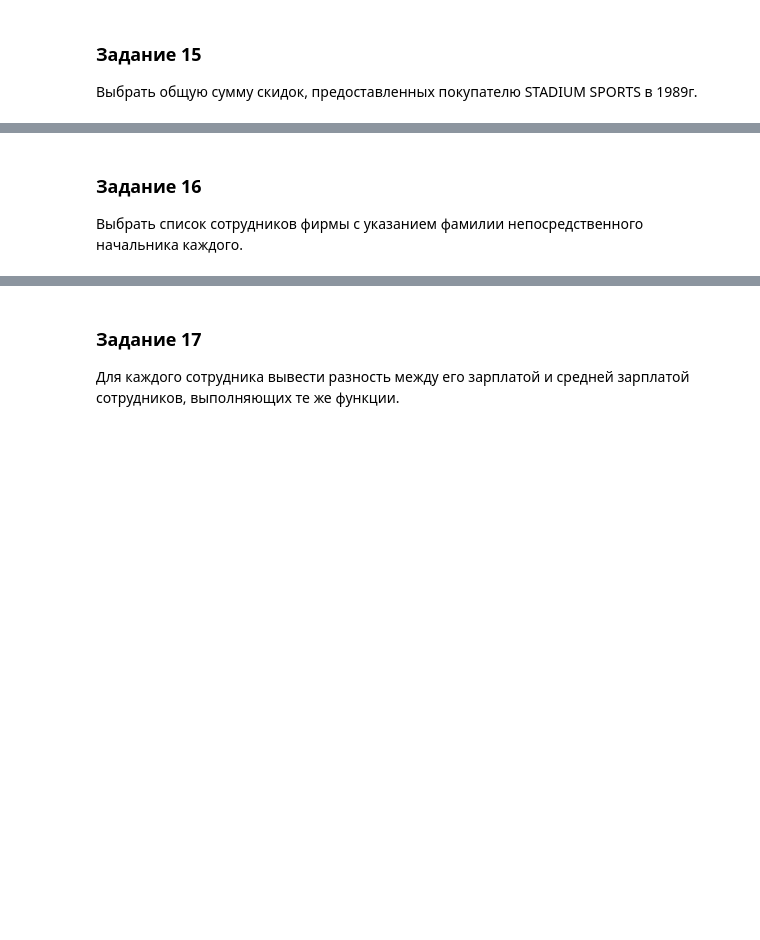
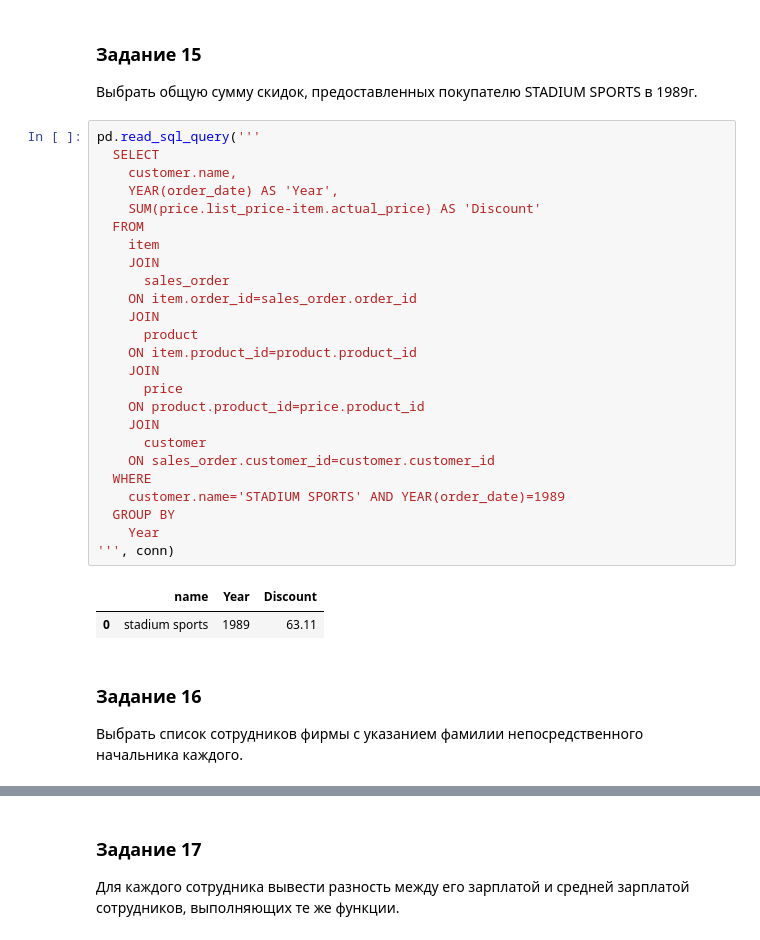
Before and after one commit to theysee/sberbank_reboot, a Jupyter notebook: Поток_3_Практика_к_занятию_5.ipynb, the cells around one changed output, grey strips where cells are left out. Saved outputs shown, nothing was run; the diff lists cells and outputs as text; blank space fills up the shorter version.

```diff
--- a/Поток_3_Практика_к_занятию_5.ipynb
+++ b/Поток_3_Практика_к_занятию_5.ipynb
@@ -489,8 +489,36 @@ pd.read_sql_query('''
 # %% [markdown]
 ### Задание 15
 Выбрать общую сумму скидок, предоставленных покупателю STADIUM SPORTS в 1989г.
+# %%
+pd.read_sql_query('''
+  SELECT
+    customer.name,
+    YEAR(order_date) AS 'Year',
+    SUM(price.list_price-item.actual_price) AS 'Discount'
+  FROM
+    item
+    JOIN
+      sales_order
+    ON item.order_id=sales_order.order_id
+    JOIN
+      product
+    ON item.product_id=product.product_id
+    JOIN
+      price
+    ON product.product_id=price.product_id
+    JOIN
+      customer
+    ON sales_order.customer_id=customer.customer_id
+  WHERE
+    customer.name='STADIUM SPORTS' AND YEAR(order_date)=1989
+  GROUP BY
+    Year
+''', conn)
+# %% [output]
+|  | name | Year | Discount |
+| 0 | stadium sports | 1989 | 63.11 |
+# %% [markdown]
+### Задание 16
+Выбрать список сотрудников фирмы с указанием фамилии непосредственного начальника каждого.
 # %% [markdown]
 ![схема базы](http://bdis.umeta.ru/db/db_course/labs/SQLpHTM/king.gif)
-# %% [markdown]
-### Задание 16
-Выбрать список сотрудников фирмы с указанием фамилии непосредственного начальника каждого.
```
Also changed, not shown: parts of 1 cell of this notebook.
